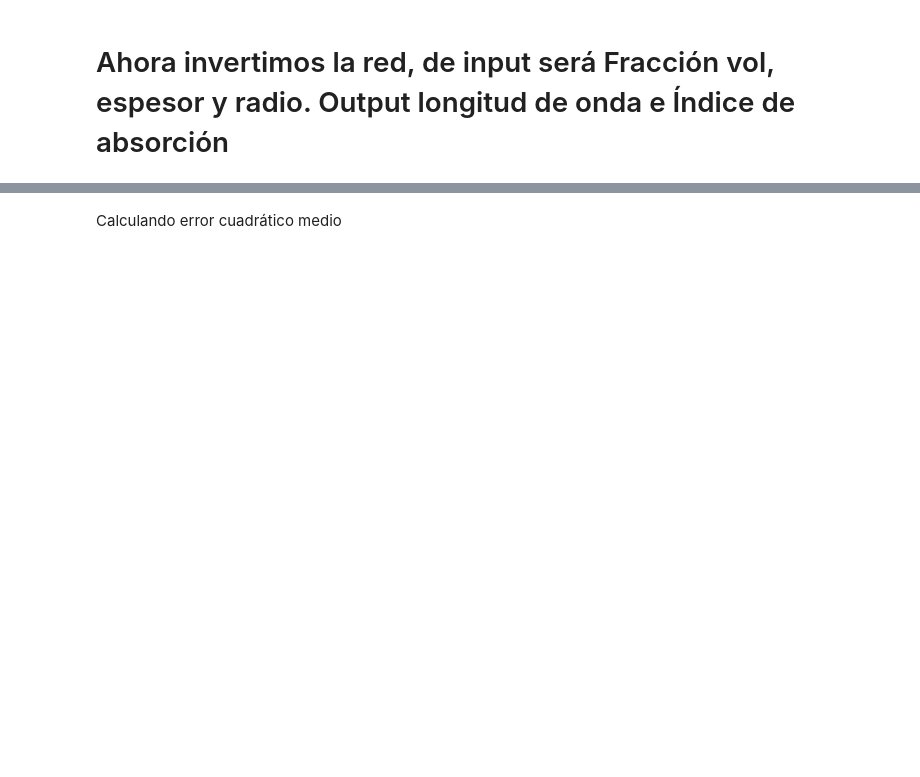
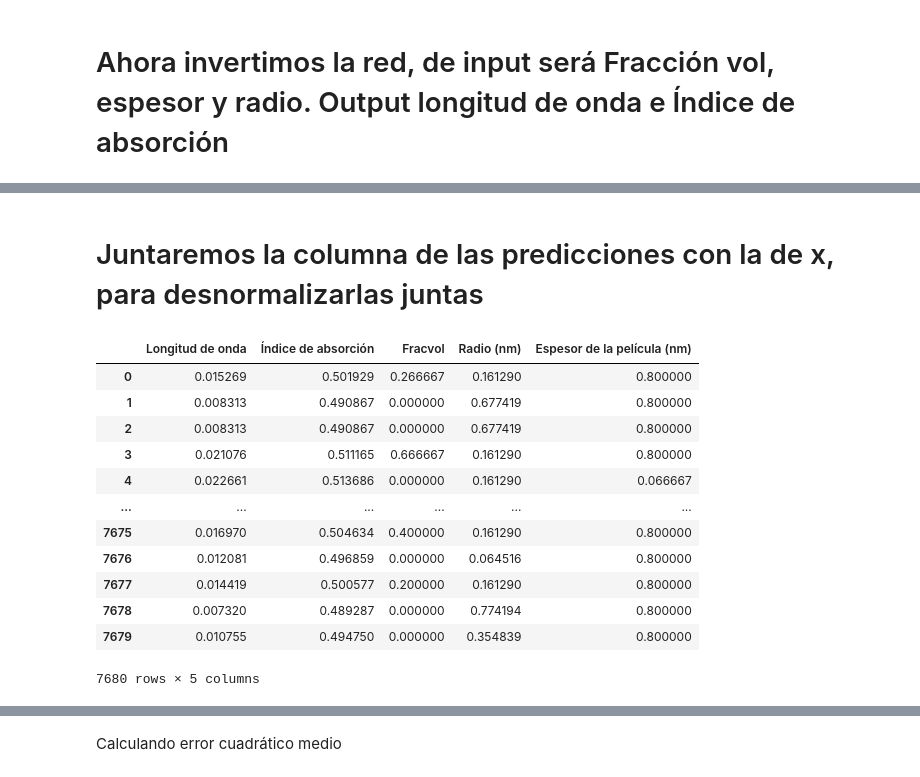
Before and after one commit to lorenzoog00/ASE, a Jupyter notebook: redN/RedNeuronal1/normalizado.ipynb, the cells around one changed output, grey strips where cells are left out. Drawn from its saved outputs; the diff is of its cells as text; code cells hidden in the pictures; blank space fills up the shorter version.

```diff
--- a/redN/RedNeuronal/normalizado.ipynb
+++ b/redN/RedNeuronal1/normalizado.ipynb
@@ -65,3 +136,3 @@ model.compile(loss='mean_squared_error', optimizer='adam')
 # %%
-history = model.fit(X, Y, validation_data=(X_val, y_val),epochs=100, batch_size=10)
+history = model.fit(X, Y, validation_data=(X_val, y_val),epochs=10, batch_size=10)
 # %% [output]
@@ -87,2 +177,4 @@ Normalizando los datos de test
 # %%
 x_pred = test_df[['Fracvol', 'Radio (nm)', 'Espesor de la película (nm)']]
+x_pred.index = range(x_pred.shape[0])
+x_pred
@@ -95,0 +195,3 @@ pred_norm = model.predict(x_pred_norm)
+# %%
+predicciones = model.predict(x_pred)
+predicciones
@@ -101,0 +215,5 @@ test_loss
+# %%
+pred_norm = pd.DataFrame(predicciones)
+columnas = dict(zip(pred_norm.columns, cols))
+pred_norm = pred_norm.rename(columns=columnas)
+pred_norm
@@ -101,0 +234,19 @@ test_loss
+# %% [markdown]
+# Juntaremos la columna de las predicciones con la de x, para desnormalizarlas juntas
+# %%
+df_norm2 = pd.concat([pred_norm, x_pred],axis = 1)
+df_norm2
+# %% [output]
+|  | Longitud de onda | Índice de absorción | Fracvol | Radio (nm) | Espesor de la película (nm) |
+| 0 | 0.015269 | 0.501929 | 0.266667 | 0.161290 | 0.800000 |
+| 1 | 0.008313 | 0.490867 | 0.000000 | 0.677419 | 0.800000 |
+| 2 | 0.008313 | 0.490867 | 0.000000 | 0.677419 | 0.800000 |
+| 3 | 0.021076 | 0.511165 | 0.666667 | 0.161290 | 0.800000 |
+| 4 | 0.022661 | 0.513686 | 0.000000 | 0.161290 | 0.066667 |
+| ... | ... | ... | ... | ... | ... |
+| 7675 | 0.016970 | 0.504634 | 0.400000 | 0.161290 | 0.800000 |
+| 7676 | 0.012081 | 0.496859 | 0.000000 | 0.064516 | 0.800000 |
+| 7677 | 0.014419 | 0.500577 | 0.200000 | 0.161290 | 0.800000 |
+| 7678 | 0.007320 | 0.489287 | 0.000000 | 0.774194 | 0.800000 |
+| 7679 | 0.010755 | 0.494750 | 0.000000 | 0.354839 | 0.800000 |
+7680 rows × 5 columns
```
Also changed, not shown: parts of 30 cells of this notebook, 9 other files.
